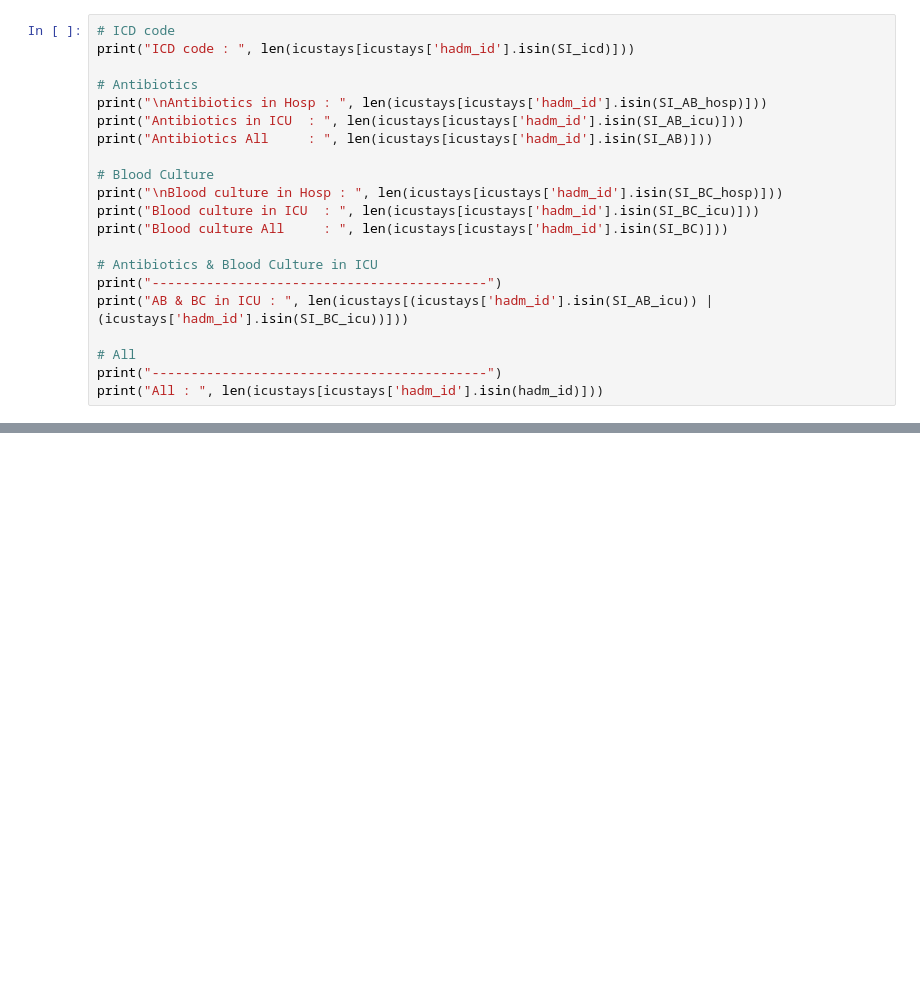
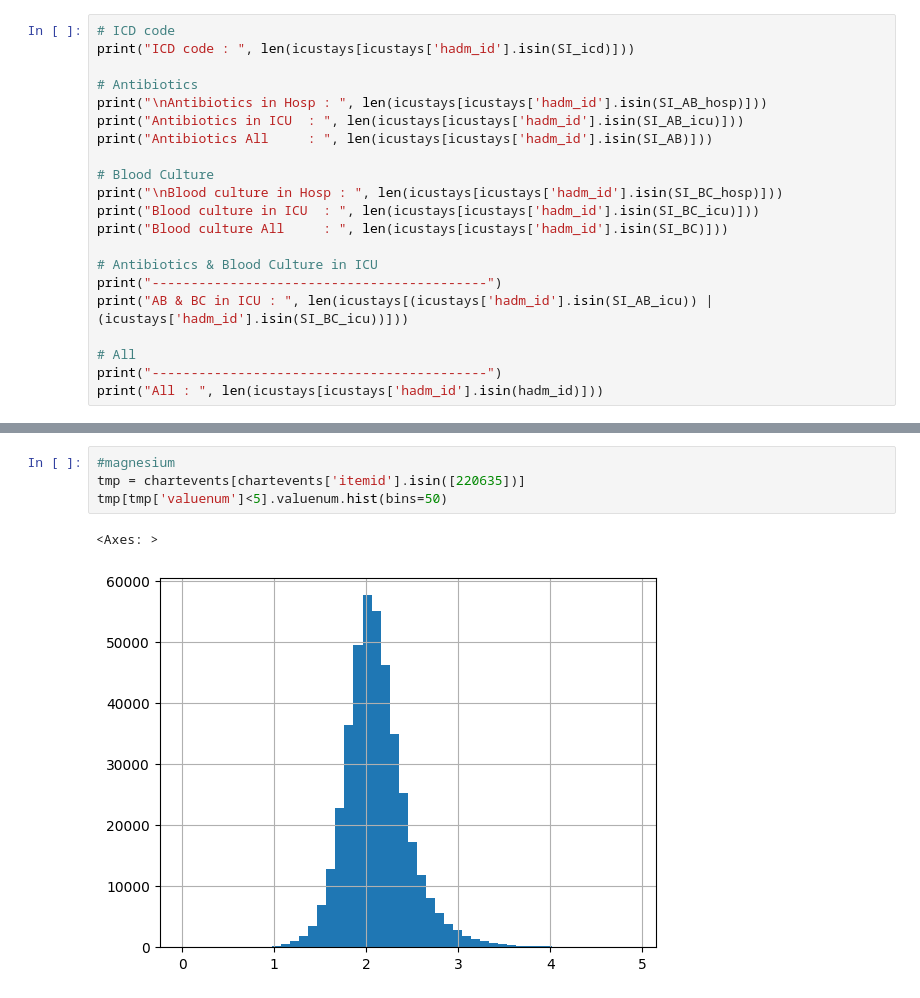
Before and after one commit to cyp-ark/RL-AIAKI, a Jupyter notebook: code/1_EDA.ipynb, the cells around one changed output, grey strips where cells are left out. Drawn from its saved outputs; the diff is of its cells as text; blank space fills up the shorter version.

```diff
--- a/code/1_EDA.ipynb
+++ b/code/1_EDA.ipynb
@@ -581,0 +711,7 @@ print("All : ", len(icustays[icustays['hadm_id'].isin(hadm_id)]))
+# %%
+#magnesium
+tmp = chartevents[chartevents['itemid'].isin([220635])]
+tmp[tmp['valuenum']<5].valuenum.hist(bins=50)
+# %% [output]
+<Axes: >
+[figure, added]
```
Also changed, not shown: parts of 16 cells of this notebook, 3 other files.
